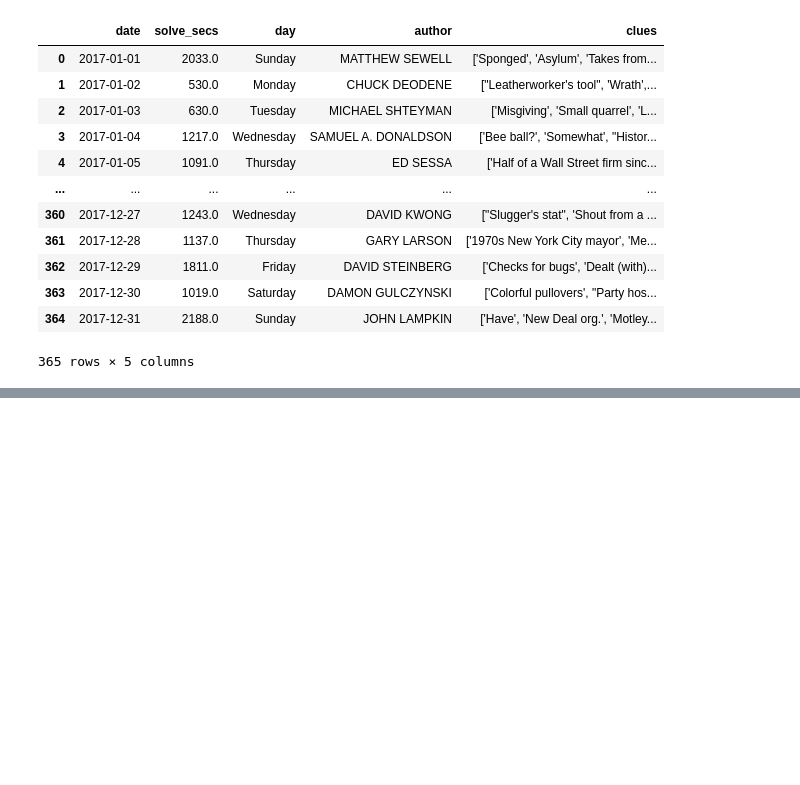
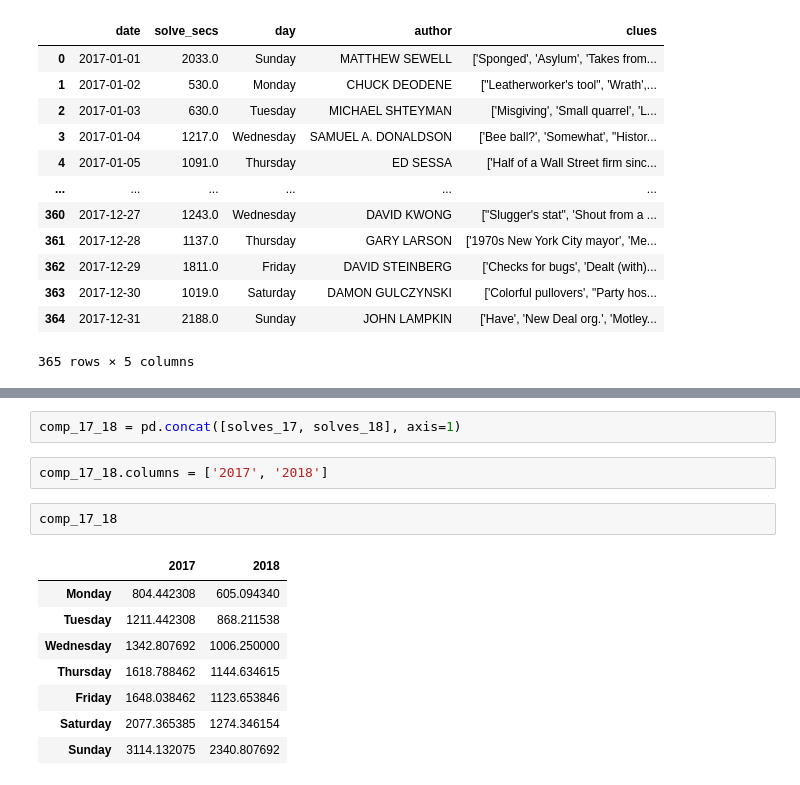
Before and after one commit to kejohnson1231/Crosswords, a Jupyter notebook: Untitled1.ipynb, the cells around one changed output, grey strips where cells are left out. Saved outputs shown, nothing was run; the diff lists cells and outputs as text; blank space fills up the shorter version.

```diff
--- a/Untitled1.ipynb
+++ b/Untitled1.ipynb
@@ -402,0 +421,15 @@ TypeError: 'method' object is not subscriptable
+# %%
+comp_17_18 = pd.concat([solves_17, solves_18], axis=1)
+# %%
+comp_17_18.columns = ['2017', '2018']
+# %%
+comp_17_18
+# %% [output]
+|  | 2017 | 2018 |
+| Monday | 804.442308 | 605.094340 |
+| Tuesday | 1211.442308 | 868.211538 |
+| Wednesday | 1342.807692 | 1006.250000 |
+| Thursday | 1618.788462 | 1144.634615 |
+| Friday | 1648.038462 | 1123.653846 |
+| Saturday | 2077.365385 | 1274.346154 |
+| Sunday | 3114.132075 | 2340.807692 |
```
Also changed, not shown: parts of 4 cells of this notebook.
